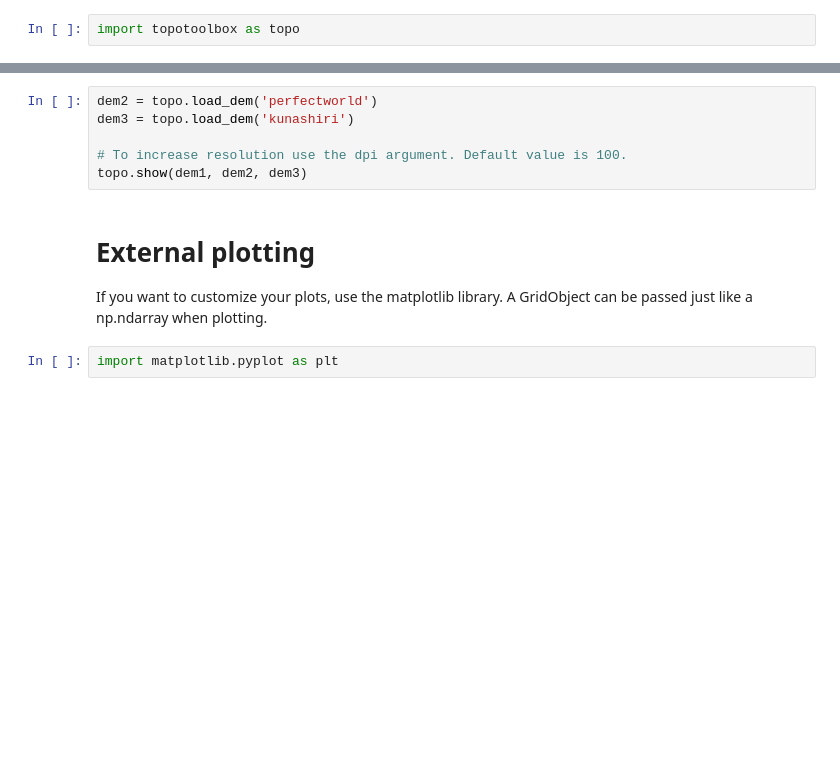
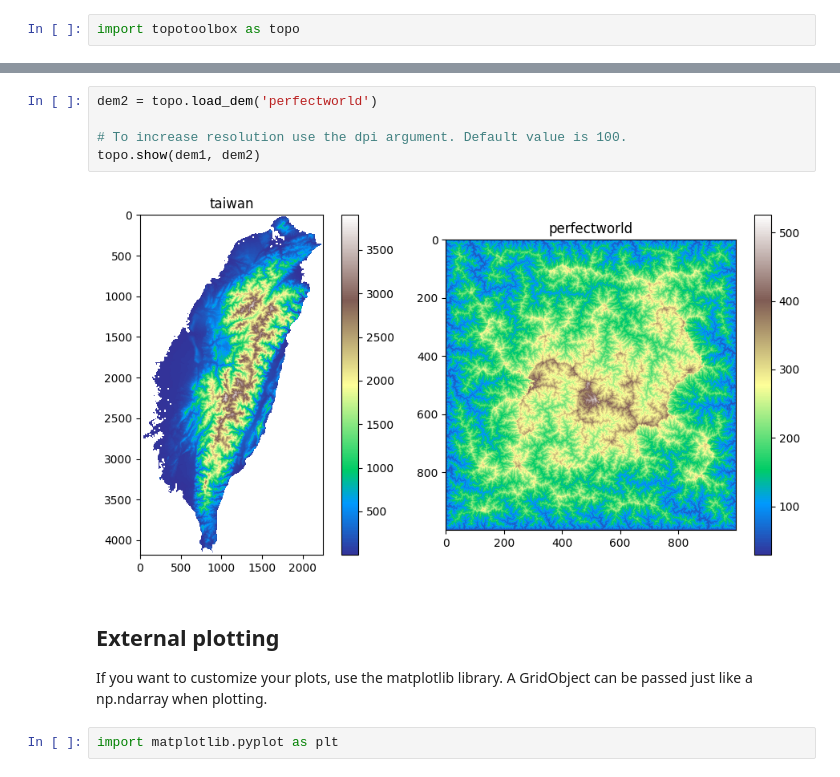
Before and after one commit to TopoToolbox/pytopotoolbox, a Jupyter notebook: examples/plotting.ipynb, the cells around one changed output, grey strips where cells are left out. Drawn from its saved outputs; the diff is of its cells as text; blank space fills up the shorter version.

```diff
--- a/examples/plotting.ipynb
+++ b/examples/plotting.ipynb
@@ -18,12 +19,13 @@ dem1.show()
 # %%
 dem2 = topo.load_dem('perfectworld')
-dem3 = topo.load_dem('kunashiri')
 
 # To increase resolution use the dpi argument. Default value is 100.
-topo.show(dem1, dem2, dem3)
+topo.show(dem1, dem2)
+# %% [output]
+[figure, added]
 # %% [markdown]
 External plotting
-=================
+-----------------
 
 If you want to customize your plots, use the matplotlib library. A GridObject can be passed just like a np.ndarray when plotting.
 # %%
```
Also changed, not shown: parts of 3 cells of this notebook, 14 other files.
